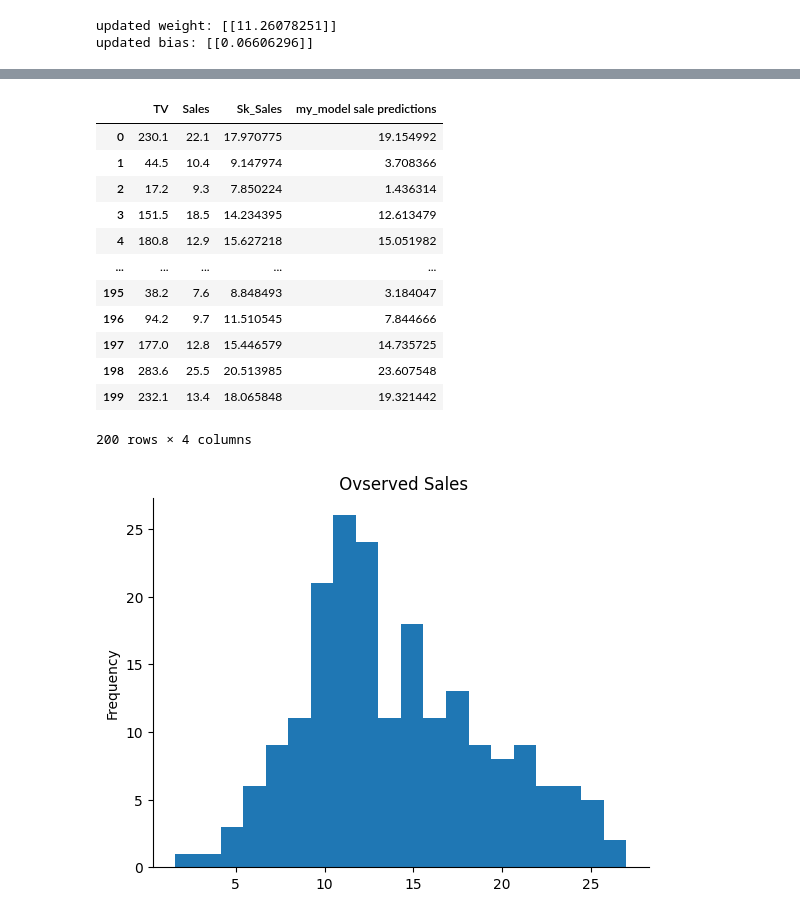
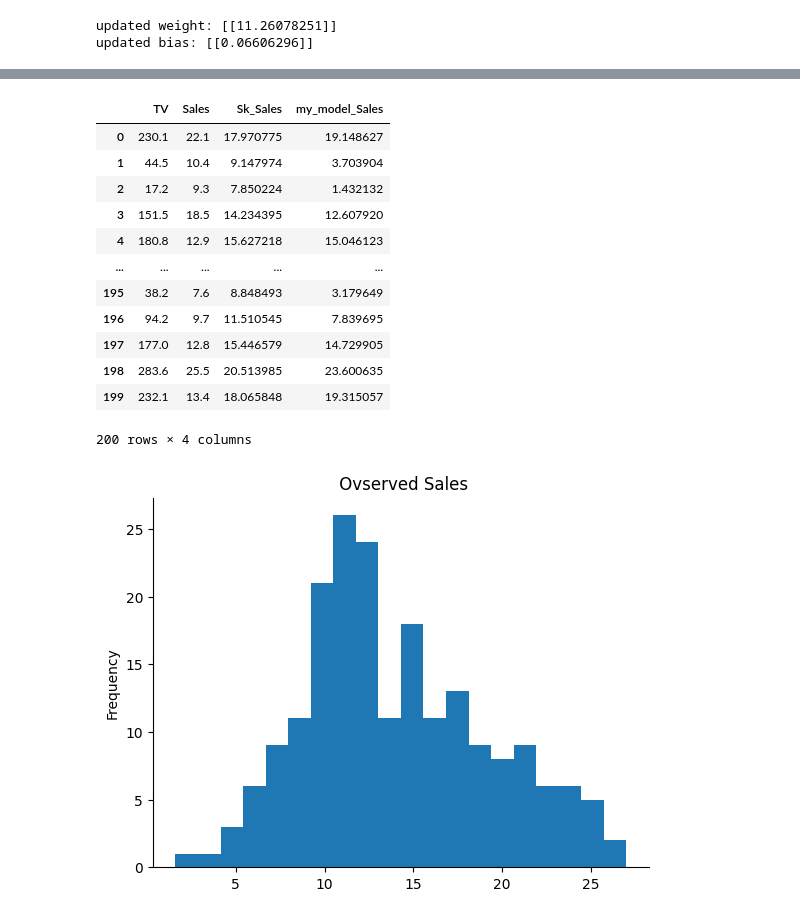
Before and after one commit to ATP-IKO/Grooking-Machine-Learning, a Jupyter notebook: LinearRegression/simpleLInearRegression.ipynb, the cells around one changed output, grey strips where cells are left out. Saved outputs shown, nothing was run; the diff lists cells and outputs as text; code cells hidden in the pictures.

```diff
--- a/LinearRegression/simpleLInearRegression.ipynb
+++ b/LinearRegression/simpleLInearRegression.ipynb
@@ -289,10 +286,13 @@ def nn_model(X, Y, learning_rate=0.001, num_iterations=100, print_cost=False):
 
   return parameters,cache
 # %%
-my_model, cache= nn_model(X_npy, Y_npy, 0.0001, 50, False)
+my_model, cache= nn_model(X_npy, Y_npy, 0.00001, 50, True)
 cl = cache["cl"]
 bl = cache["bl"]
 wl = cache["wl"]
 print(my_model["W"])
 print(my_model["b"])
+print(cl)
+print(wl)
+print(bl)
 # %% [output]
@@ -307,22 +320,22 @@ def predict(parameters, X):
 # %%
 Y_pred = predict(my_model, X_npy)
 
-prediction_df["my_model sale predictions"] = Y_pred.reshape((200,))
+prediction_df["my_model_Sales"] = Y_pred.reshape((200,))
 
 prediction_df
 # %% [output]
-|  | TV | Sales | Sk_Sales | my_model sale predictions |
-| 0 | 230.1 | 22.1 | 17.970775 | 19.154992 |
-| 1 | 44.5 | 10.4 | 9.147974 | 3.708366 |
-| 2 | 17.2 | 9.3 | 7.850224 | 1.436314 |
-| 3 | 151.5 | 18.5 | 14.234395 | 12.613479 |
-| 4 | 180.8 | 12.9 | 15.627218 | 15.051982 |
+|  | TV | Sales | Sk_Sales | my_model_Sales |
+| 0 | 230.1 | 22.1 | 17.970775 | 19.148627 |
+| 1 | 44.5 | 10.4 | 9.147974 | 3.703904 |
+| 2 | 17.2 | 9.3 | 7.850224 | 1.432132 |
+| 3 | 151.5 | 18.5 | 14.234395 | 12.607920 |
+| 4 | 180.8 | 12.9 | 15.627218 | 15.046123 |
 | ... | ... | ... | ... | ... |
-| 195 | 38.2 | 7.6 | 8.848493 | 3.184047 |
-| 196 | 94.2 | 9.7 | 11.510545 | 7.844666 |
-| 197 | 177.0 | 12.8 | 15.446579 | 14.735725 |
-| 198 | 283.6 | 25.5 | 20.513985 | 23.607548 |
-| 199 | 232.1 | 13.4 | 18.065848 | 19.321442 |
+| 195 | 38.2 | 7.6 | 8.848493 | 3.179649 |
+| 196 | 94.2 | 9.7 | 11.510545 | 7.839695 |
+| 197 | 177.0 | 12.8 | 15.446579 | 14.729905 |
+| 198 | 283.6 | 25.5 | 20.513985 | 23.600635 |
+| 199 | 232.1 | 13.4 | 18.065848 | 19.315057 |
 200 rows × 4 columns
 # %%
 prediction_df['Sales'].plot(kind='hist', bins=20, title=' Ovserved Sales')
```
Also changed, not shown: parts of 12 cells of this notebook.
